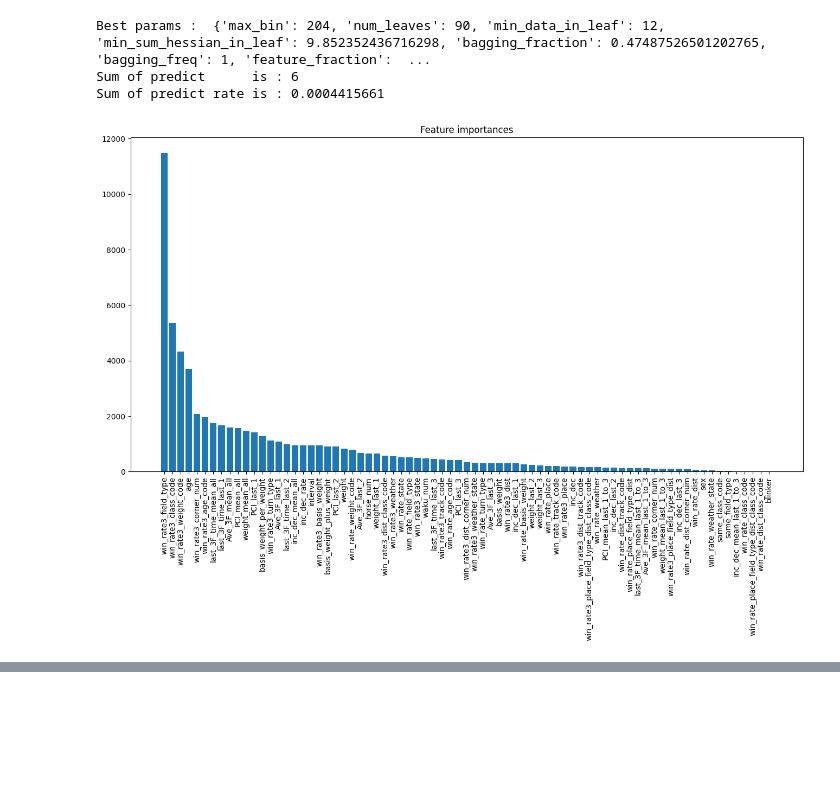
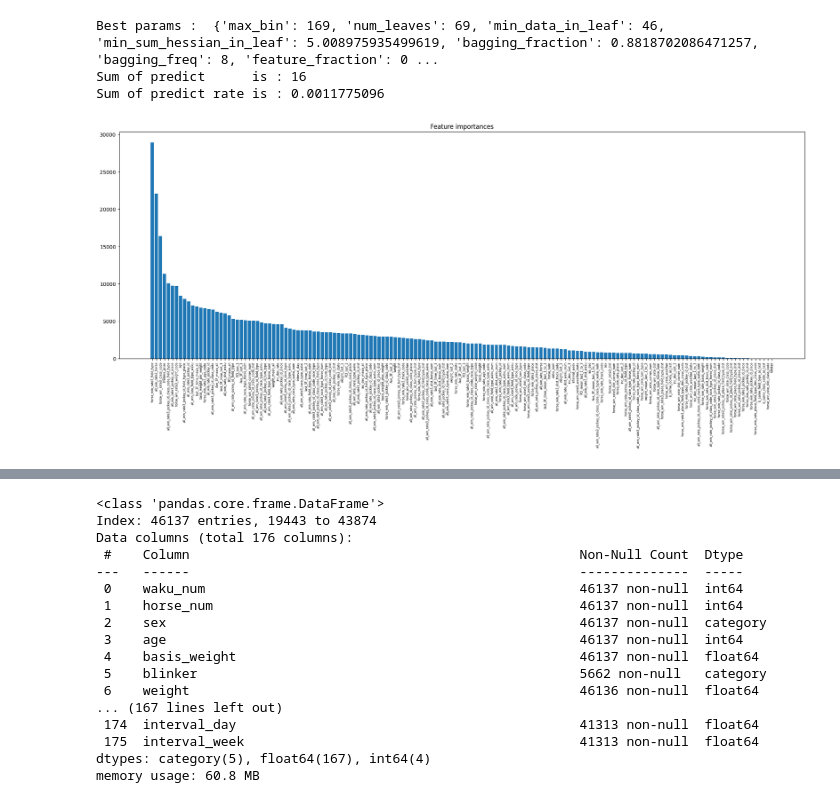
Before and after one commit to NaganagaKen/HORSE_RACING, a Jupyter notebook: Ipynb/feature_engineering.ipynb, the cells around one changed output, grey strips where cells are left out. Cells and saved outputs as stored; diff of their text form; code cells hidden in the pictures; blank space fills up the shorter version.

```diff
--- a/Ipynb/feature_engineering.ipynb
+++ b/Ipynb/feature_engineering.ipynb
@@ -63,7 +63,8 @@ names = [
 # %%
 df2023 = pd.read_csv("../Data/record_data_2023.csv", encoding="shift-jis", header=None, names=names)
 df2022 = pd.read_csv("../Data/record_data_2022.csv", encoding="shift-jis", header=None, names=names)
-df = pd.concat([df2023, df2022])
+df2021 = pd.read_csv("../Data/record_data_2021.csv", encoding="shift-jis", header=None, names=names)
+df = pd.concat([df2023, df2022, df2021])
 df.tail()
 # %% [output]
 |  | race_id | year | month | day | times | place | daily | race_num | horse | jockey_id | ... | ... |
@@ -228,4 +320,4 @@ df3.head()
 # %%
-memo = "add last race score, last race winning_rate. n_rials=300."
-model = model_tuner.simple_lightGBM(df3, feature_col, memo=memo, n_trials=300, save_result=False, visualization=True)
+memo = "add last race score, all race result with grouped function, no leg features. n_rials=100."
+model = model_tuner.simple_lightGBM(df3, feature_col, memo=memo, n_trials=100, save_result=True, visualization=True)
 # %% [output]
@@ -249,4 +341,4 @@ model = model_tuner.simple_lightGBM(df3, feature_col, memo=memo, n_trials=300, s
-Best params :  {'max_bin': 204, 'num_leaves': 90, 'min_data_in_leaf': 12, 'min_sum_hessian_in_leaf': 9.852352436716298, 'bagging_fraction': 0.47487526501202765, 'bagging_freq': 1, 'feature_fraction':  ...
-Sum of predict      is : 6
-Sum of predict rate is : 0.0004415661
+Best params :  {'max_bin': 169, 'num_leaves': 69, 'min_data_in_leaf': 46, 'min_sum_hessian_in_leaf': 5.008975935499619, 'bagging_fraction': 0.8818702086471257, 'bagging_freq': 8, 'feature_fraction': 0 ...
+Sum of predict      is : 16
+Sum of predict rate is : 0.0011775096
-[figure, old version]
+[figure, new version]
@@ -252,0 +351,20 @@ Sum of predict rate is : 0.0004415661
+# %%
+df3[feature_col].info()
+# %% [output]
+<class 'pandas.core.frame.DataFrame'>
+Index: 46137 entries, 19443 to 43874
+Data columns (total 176 columns):
+ #    Column                                                  Non-Null Count  Dtype
+---   ------                                                  --------------  -----
+ 0    waku_num                                                46137 non-null  int64
+ 1    horse_num                                               46137 non-null  int64
+ 2    sex                                                     46137 non-null  category
+ 3    age                                                     46137 non-null  int64
+ 4    basis_weight                                            46137 non-null  float64
+ 5    blinker                                                 5662 non-null   category
+ 6    weight                                                  46136 non-null  float64
+... (167 lines left out)
+ 174  interval_day                                            41313 non-null  float64
+ 175  interval_week                                           41313 non-null  float64
+dtypes: category(5), float64(167), int64(4)
+memory usage: 60.8 MB
```
Also changed, not shown: parts of 8 cells of this notebook, 6 other files.
